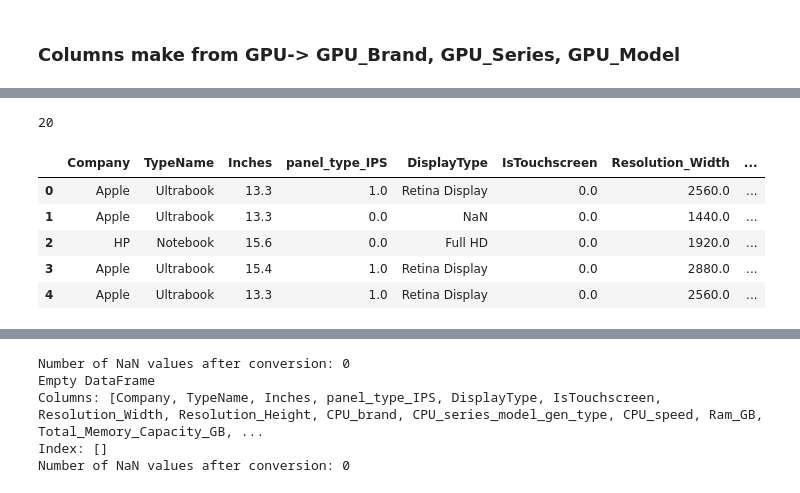
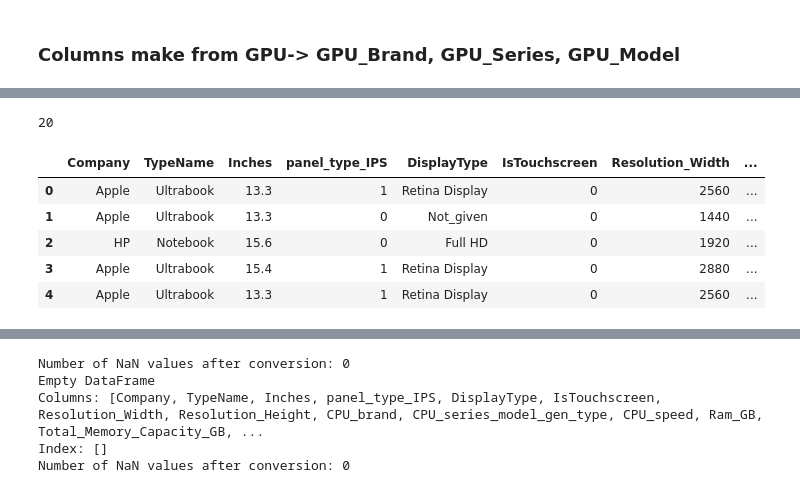
Before and after one commit to Nusrat-96/Laptop_Price_Prediction, a Jupyter notebook: notebook/clean_raw_dataset.ipynb, the cells around one changed output, grey strips where cells are left out. Drawn from its saved outputs; the diff is of its cells as text; code cells hidden in the pictures.

Commit message:
refactor(notebooks): clean up redundant EDA code

```diff
--- a/notebook/clean_raw_dataset.ipynb
+++ b/notebook/clean_raw_dataset.ipynb
@@ -235,7 +233,10 @@ def parse_screen_resolution(res_str):
 
     # The remaining part is the display type
     if remaining_str:
-        display_type = remaining_str.strip()
+        display_type = remaining_str.replace('/', '').strip()
+
+    else:
+        display_type = "Not_given"
 
     return pd.Series({
         'panel_type_IPS': panel_type_IPS,
@@ -658,22 +741,22 @@ GPU_model_no
 # %%
 #Cleaned Dataset
 Cleaned_Dataset = raw_data_copy_cpu[["Company","TypeName","Inches",
                                     "panel_type_IPS", "DisplayType", "IsTouchscreen",
                                     "Resolution_Width", "Resolution_Height",
-                                    "CPU_brand", "CPU_series_model_gen_type", "CPU_speed","Ram_GB",
+                                    "CPU_brand", "CPU_series_model_gen_type", "CPU_speed_GHz","Ram_GB",
                                     "Total_Memory_Capacity_GB","Type",
                                     "GPU_Brand", "GPU_series", "GPU_model_no",
                                     "OpSys","Weight_kg", "Price"]]
 print (len(Cleaned_Dataset.columns))
 Cleaned_Dataset.head(5)
 # %% [output]
 20
 |  | Company | TypeName | Inches | panel_type_IPS | DisplayType | IsTouchscreen | Resolution_Width | ... |
-| 0 | Apple | Ultrabook | 13.3 | 1.0 | Retina Display | 0.0 | 2560.0 | ... |
-| 1 | Apple | Ultrabook | 13.3 | 0.0 | NaN | 0.0 | 1440.0 | ... |
-| 2 | HP | Notebook | 15.6 | 0.0 | Full HD | 0.0 | 1920.0 | ... |
-| 3 | Apple | Ultrabook | 15.4 | 1.0 | Retina Display | 0.0 | 2880.0 | ... |
-| 4 | Apple | Ultrabook | 13.3 | 1.0 | Retina Display | 0.0 | 2560.0 | ... |
+| 0 | Apple | Ultrabook | 13.3 | 1 | Retina Display | 0 | 2560 | ... |
+| 1 | Apple | Ultrabook | 13.3 | 0 | Not_given | 0 | 1440 | ... |
+| 2 | HP | Notebook | 15.6 | 0 | Full HD | 0 | 1920 | ... |
+| 3 | Apple | Ultrabook | 15.4 | 1 | Retina Display | 0 | 2880 | ... |
+| 4 | Apple | Ultrabook | 13.3 | 1 | Retina Display | 0 | 2560 | ... |
 # %%
 Cleaned_Dataset.info()
 # %% [output]
```
Also changed, not shown: parts of 14 cells of this notebook, 4 other files.
